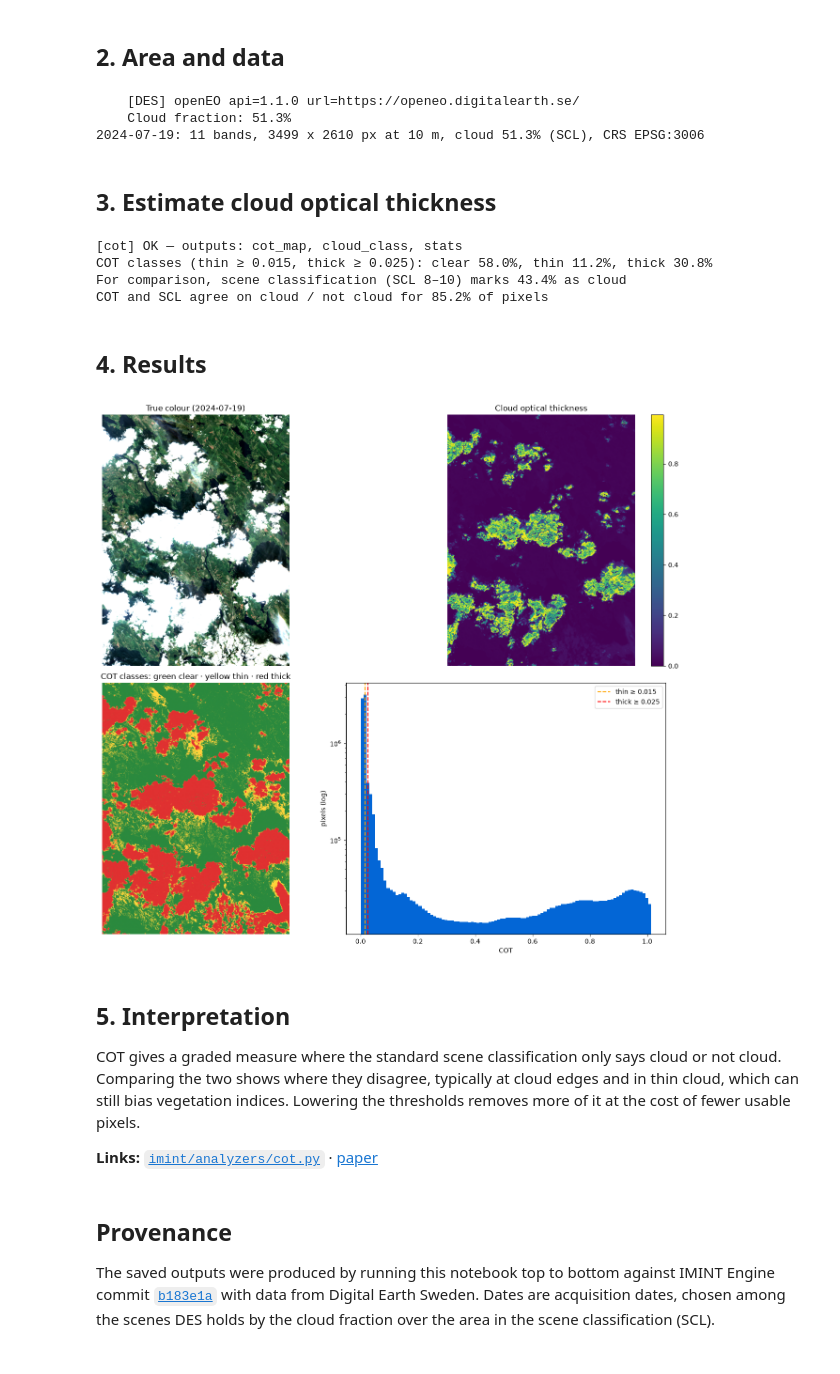
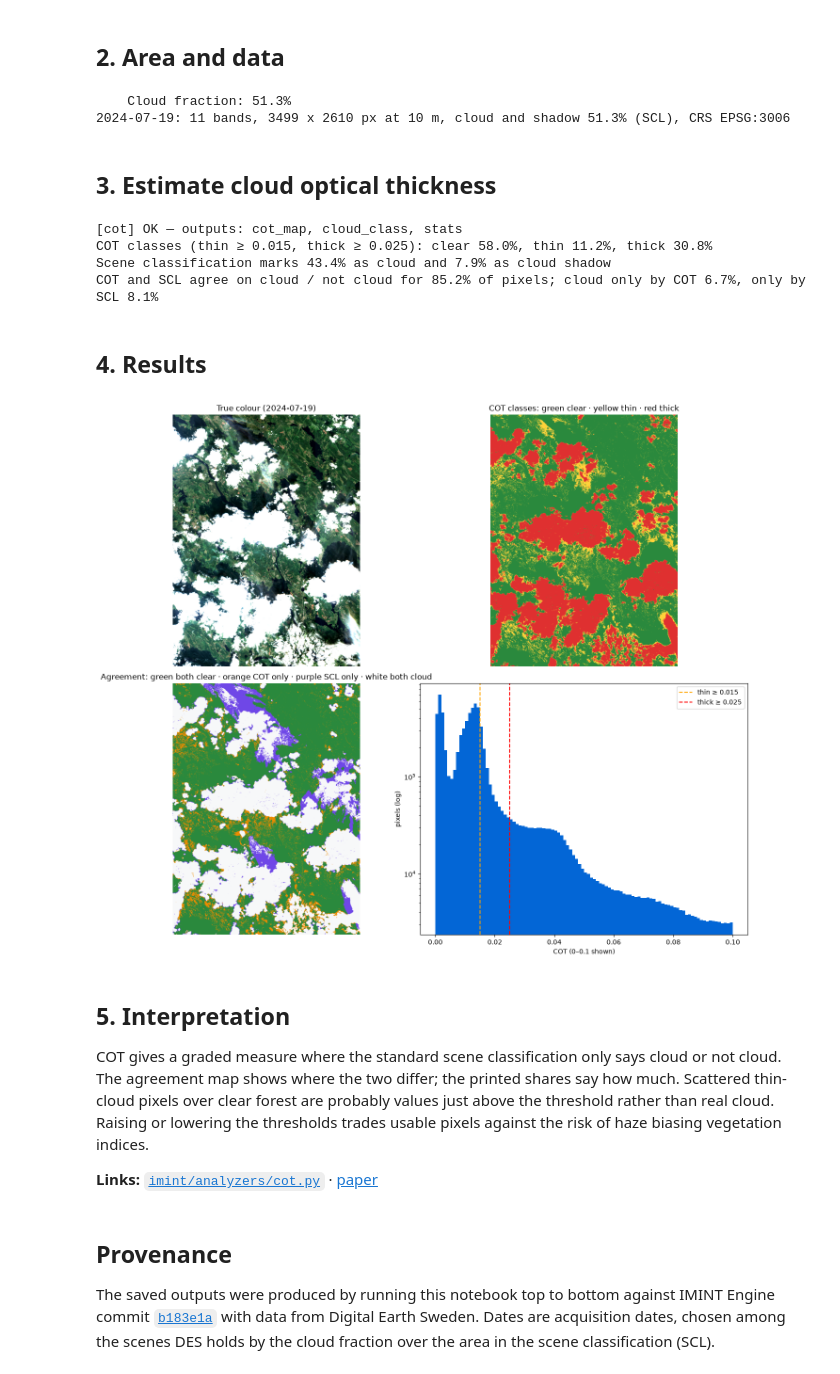
Before and after one commit to DigitalEarthSwedenExperimentalLab/imintengine, a Jupyter notebook: notebooks/sdl3-cases/070_CASE_080-COT-Cloud-Filtering.ipynb, the cells around one changed output. Cells and saved outputs as stored; diff of their text form; code cells hidden in the pictures.

```diff
--- a/notebooks/sdl3-cases/070_CASE_080-COT-Cloud-Filtering.ipynb
+++ b/notebooks/sdl3-cases/070_CASE_080-COT-Cloud-Filtering.ipynb
@@ -75,7 +81,10 @@ from imint.fetch import fetch_des_data
 
 def load_scene(date, aoi, max_cloud=0.3):
     """Fetch one Sentinel-2 L2A scene from Digital Earth Sweden with your login (no fallback)."""
-    scene = fetch_des_data(date=date, coords=aoi, cloud_threshold=max_cloud, token=des_token())
+    scene = fetch_des_data(date=date, coords=aoi, cloud_threshold=max_cloud)
+    nodata = np.all(np.stack([a == 0 for a in scene.bands.values()]), axis=0)
+    if nodata.mean() > 0.01:  # the archive sometimes holds only part of a scene
+        raise ValueError(f"{date}: {nodata.mean():.0%} of the area has no data in this DES scene; use another date")
     land = np.isin(scene.scl, [4, 5])  # cloud-free vegetation and bare soil
     if land.any():
         empty = [b for b, a in scene.bands.items() if (a[land] == 0).mean() > 0.05]
@@ -83,7 +92,7 @@ def load_scene(date, aoi, max_cloud=0.3):
             raise ValueError(f"{date}: bands {empty} are empty over land in this DES scene; use another date")
     h, w = scene.rgb.shape[:2]
     print(f"{date}: {len(scene.bands)} bands, {h} x {w} px at 10 m, "
-          f"cloud {scene.cloud_fraction:.1%} (SCL), CRS {scene.geo.crs}")
+          f"cloud and shadow {scene.cloud_fraction:.1%} (SCL), CRS {scene.geo.crs}")
     return scene
 
 AOI = {"west": 19.00, "south": 64.50, "east": 19.50, "north": 64.80}
@@ -91,9 +100,8 @@ DATE = "2024-07-19"
 
 scene = load_scene(DATE, AOI, max_cloud=1.0)  # keep clouds: they are the subject
 # %% [output]
-    [DES] openEO api=1.1.0 url=https://openeo.digitalearth.se/
     Cloud fraction: 51.3%
-2024-07-19: 11 bands, 3499 x 2610 px at 10 m, cloud 51.3% (SCL), CRS EPSG:3006
+2024-07-19: 11 bands, 3499 x 2610 px at 10 m, cloud and shadow 51.3% (SCL), CRS EPSG:3006
 # %% [markdown]
 ## 3. Estimate cloud optical thickness
 # %%
@@ -108,44 +116,48 @@ thin_t, thick_t = res.metadata["thin_threshold"], res.metadata["thick_threshold"
 stats = res.outputs["stats"]
 print(f"COT classes (thin ≥ {thin_t}, thick ≥ {thick_t}): clear {stats['clear_fraction']:.1%}, "
       f"thin {stats['thin_cloud_fraction']:.1%}, thick {stats['thick_cloud_fraction']:.1%}")
-scl_cloud = np.isin(scene.scl, [8, 9, 10]).mean()
-print(f"For comparison, scene classification (SCL 8–10) marks {scl_cloud:.1%} as cloud")
-agree = (cloud_class > 0) == np.isin(scene.scl, [8, 9, 10])
-print(f"COT and SCL agree on cloud / not cloud for {agree.mean():.1%} of pixels")
+# The load step counted cloud shadow (SCL 3) too; here only cloud itself (SCL 8, 9, 10) is compared
+scl_cloud = np.isin(scene.scl, [8, 9, 10])
+cot_cloud = cloud_class > 0
+print(f"Scene classification marks {scl_cloud.mean():.1%} as cloud and "
+      f"{(scene.scl == 3).mean():.1%} as cloud shadow")
+print(f"COT and SCL agree on cloud / not cloud for {(cot_cloud == scl_cloud).mean():.1%} of pixels; "
+      f"cloud only by COT {(cot_cloud & ~scl_cloud).mean():.1%}, only by SCL {(~cot_cloud & scl_cloud).mean():.1%}")
 # %% [output]
 [cot] OK — outputs: cot_map, cloud_class, stats
 COT classes (thin ≥ 0.015, thick ≥ 0.025): clear 58.0%, thin 11.2%, thick 30.8%
-For comparison, scene classification (SCL 8–10) marks 43.4% as cloud
-COT and SCL agree on cloud / not cloud for 85.2% of pixels
+Scene classification marks 43.4% as cloud and 7.9% as cloud shadow
+COT and SCL agree on cloud / not cloud for 85.2% of pixels; cloud only by COT 6.7%, only by SCL 8.1%
 # %% [markdown]
 ## 4. Results
 # %%
 from matplotlib.colors import ListedColormap
 
 fig, axes = plt.subplots(2, 2, figsize=(14, 12))
 axes[0, 0].imshow(scene.rgb); axes[0, 0].set_title(f"True colour ({DATE})")
-im = axes[0, 1].imshow(cot, cmap="viridis", vmin=0, vmax=np.nanpercentile(cot, 99))
-axes[0, 1].set_title("Cloud optical thickness")
-fig.colorbar(im, ax=axes[0, 1], fraction=0.046)
-axes[1, 0].imshow(cloud_class, cmap=ListedColormap(["#2b8a3e", "#ffd43b", "#e03131"]), vmin=0, vmax=2)
-axes[1, 0].set_title("COT classes: green clear · yellow thin · red thick")
+axes[0, 1].imshow(cloud_class, cmap=ListedColormap(["#2b8a3e", "#ffd43b", "#e03131"]), vmin=0, vmax=2)
+axes[0, 1].set_title("COT classes: green clear · yellow thin · red thick")
+compare = cot_cloud.astype(int) + 2 * scl_cloud  # 0 both clear, 1 COT only, 2 SCL only, 3 both cloud
+axes[1, 0].imshow(compare, cmap=ListedColormap(["#2b8a3e", "#f08c00", "#7048e8", "#f8f9fa"]), vmin=0, vmax=3)
+axes[1, 0].set_title("Agreement: green both clear · orange COT only · purple SCL only · white both cloud")
 for ax in axes.flat[:3]:
     ax.axis("off")
-axes[1, 1].hist(cot.ravel(), bins=100, range=(0, np.nanpercentile(cot, 99.5)), color="#0366d6", log=True)
+axes[1, 1].hist(cot.ravel(), bins=100, range=(0, 0.1), color="#0366d6", log=True)
 axes[1, 1].axvline(thin_t, color="orange", linestyle="--", label=f"thin ≥ {thin_t}")
 axes[1, 1].axvline(thick_t, color="red", linestyle="--", label=f"thick ≥ {thick_t}")
-axes[1, 1].set_xlabel("COT"); axes[1, 1].set_ylabel("pixels (log)"); axes[1, 1].legend()
+axes[1, 1].set_xlabel("COT (0–0.1 shown)"); axes[1, 1].set_ylabel("pixels (log)"); axes[1, 1].legend()
 plt.tight_layout()
 plt.show()
 # %% [output]
-[figure, old version]
+[figure, new version]
 # %% [markdown]
 ## 5. Interpretation
 
 COT gives a graded measure where the standard scene classification only says cloud or not cloud.
-Comparing the two shows where they disagree, typically at cloud edges and in thin cloud, which can
-still bias vegetation indices. Lowering the thresholds removes more of it at the cost of fewer
-usable pixels.
+The agreement map shows where the two differ; the printed shares say how much. Scattered thin-cloud
+pixels over clear forest are probably values just above the threshold rather than real cloud.
+Raising or lowering the thresholds trades usable pixels against the risk of haze biasing
+vegetation indices.
 
 **Links:** [`imint/analyzers/cot.py`](https://github.com/DigitalEarthSwedenExperimentalLab/imintengine/blob/b183e1a/imint/analyzers/cot.py) ·
 [paper](https://www.mdpi.com/2072-4292/16/4/694)
```
Also changed, not shown: parts of 3 cells of this notebook, 11 other files.
